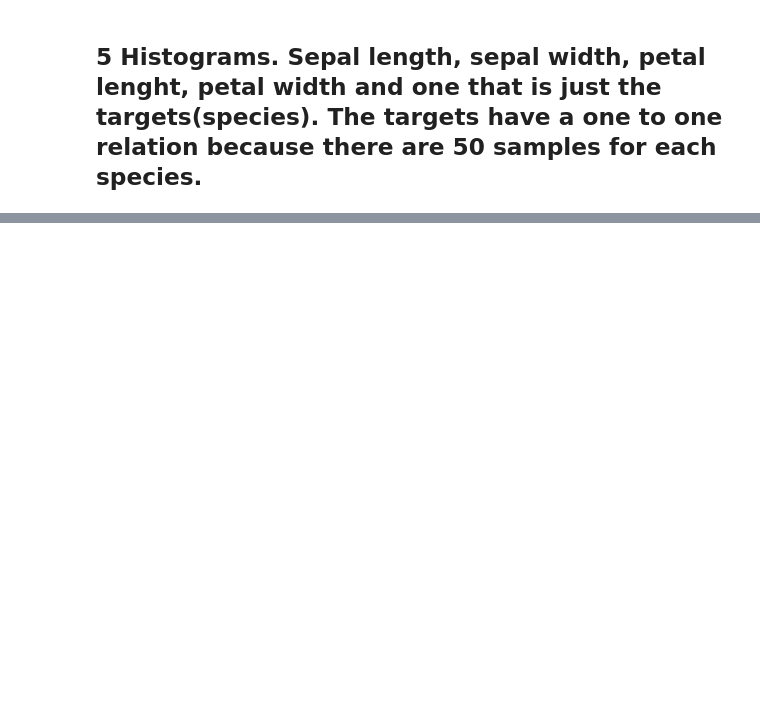
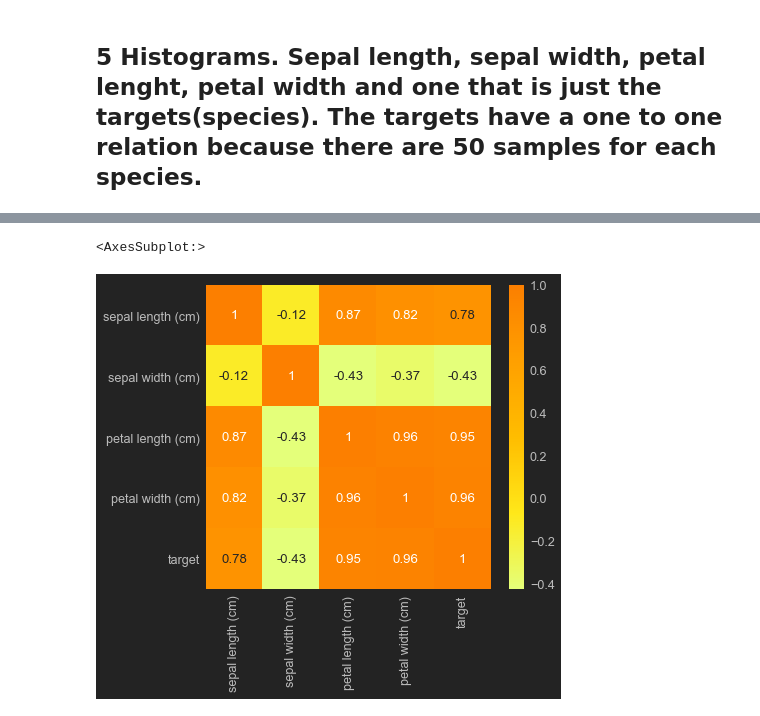
Before and after one commit to Cormac88/pands-project, a Jupyter notebook: analysis3.ipynb, the cells around one changed output, grey strips where cells are left out. Saved outputs shown, nothing was run; the diff lists cells and outputs as text; code cells hidden in the pictures; blank space fills up the shorter version.

```diff
--- a/analysis3.ipynb
+++ b/analysis3.ipynb
@@ -156,0 +159,5 @@ plt.show()
+# %%
+sns.heatmap(df.corr(), annot=True, cmap='Wistia')
+# %% [output]
+<AxesSubplot:>
+[figure, added]
```
Also changed, not shown: parts of 13 cells of this notebook, 1 other file.
